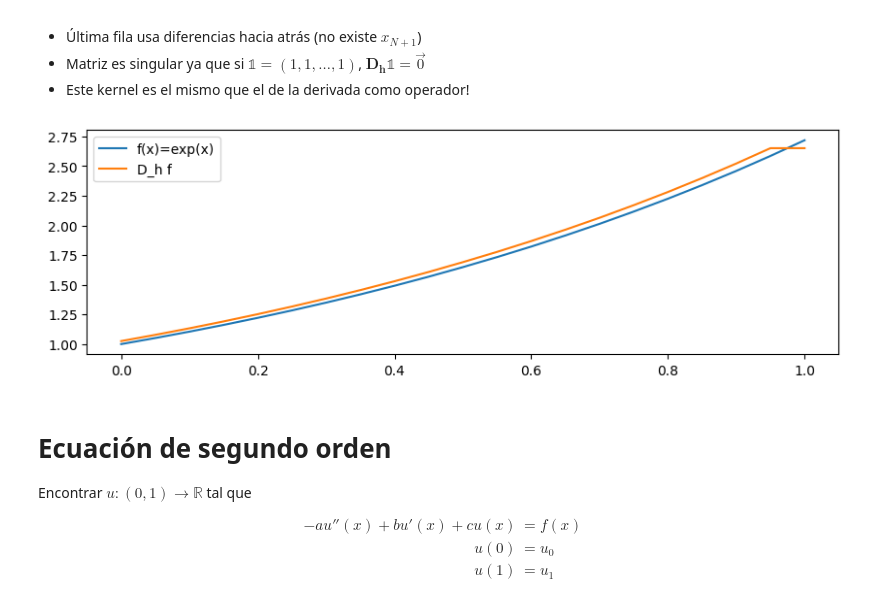
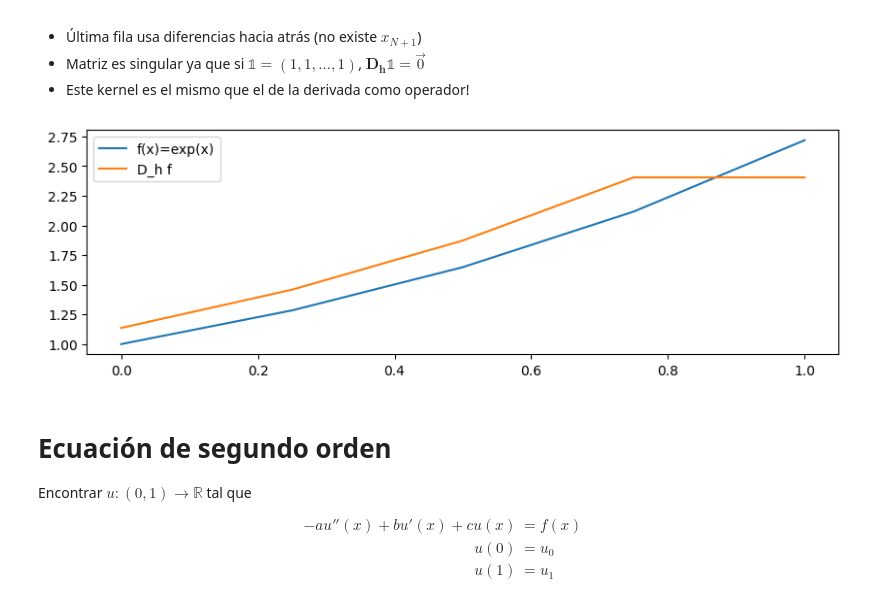
Before and after one commit to nabw/IMT1001, a Jupyter notebook: modulo-numerico/imt1001.ipynb, the cells around one changed output. Saved outputs shown, nothing was run; the diff lists cells and outputs as text; code cells hidden in the pictures.

```diff
--- a/modulo-numerico/imt1001.ipynb
+++ b/modulo-numerico/imt1001.ipynb
@@ -213,26 +213,26 @@ $$ \begin{bmatrix} f'(x_1) \\ f'(x_2) \\ \vdots \\ f'(x_{N-1}) \\ f'(x_N) \end{b
 - Matriz es singular ya que si $\mathbb{1} = (1,1,\dots,1)$, $\mathbf{D_h} \mathbb{1} =\vec 0$
 - Este kernel es el mismo que el de la derivada como operador!
 # %%
-Nints = 20 # Número de intervalos
+Nints = 4 # Número de intervalos
 Npts = Nints+1 # Número de puntos
 h = 1.0/Nints
 
 xs = np.linspace(0,1,Npts)
 Dh = np.zeros((Npts, Npts))
 for i in range(Npts-1):
         Dh[i,i], Dh[i,i+1] = -1/h, 1/h
 
 Dh[-1,-2] = -1/h
 Dh[-1,-1] = 1/h
 fs = np.exp(xs)
 dfs = Dh @ fs
 plt.figure(figsize=(10, 3))
 plt.plot(xs, fs, label="f(x)=exp(x)")
 plt.plot(xs, dfs, label="D_h f")
 plt.legend()
 plt.show()
 # %% [output]
-[figure, old version]
+[figure, new version]
 # %% [markdown]
 # Ecuación de segundo orden
 
```
Also changed, not shown: parts of 1 cell of this notebook, 1 other file.
